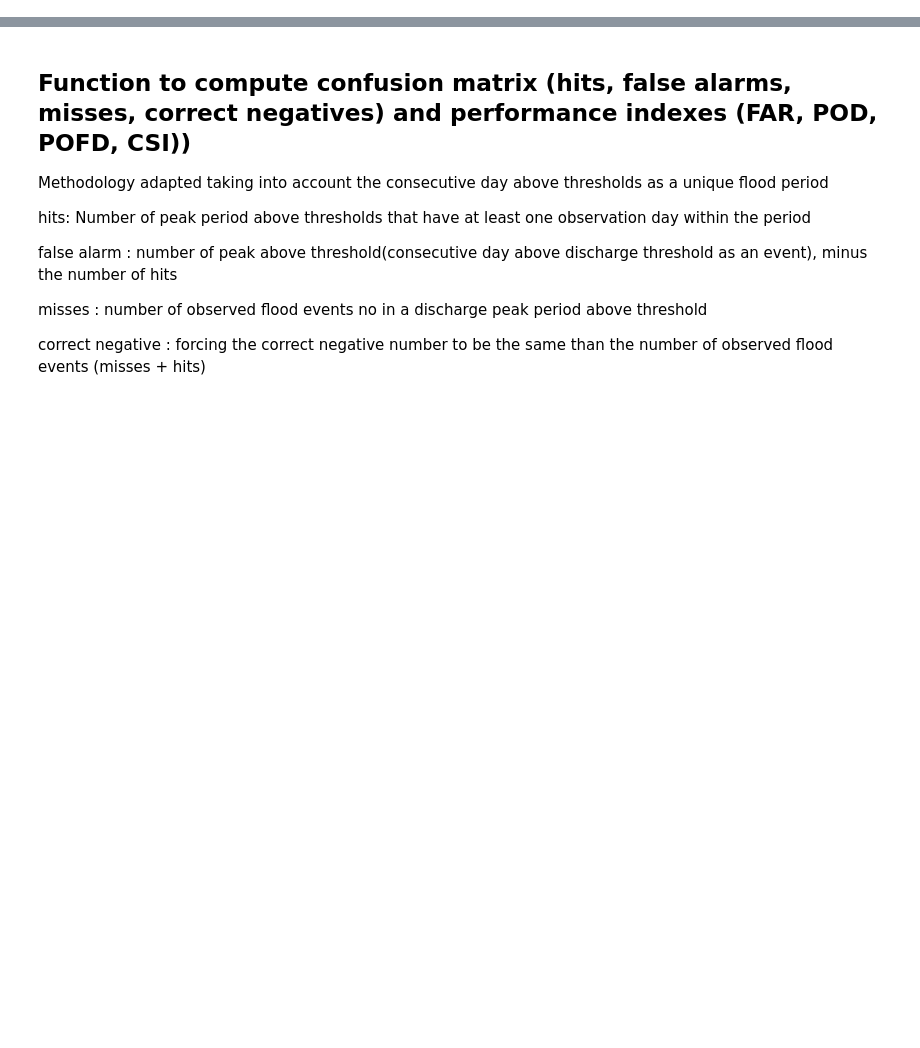
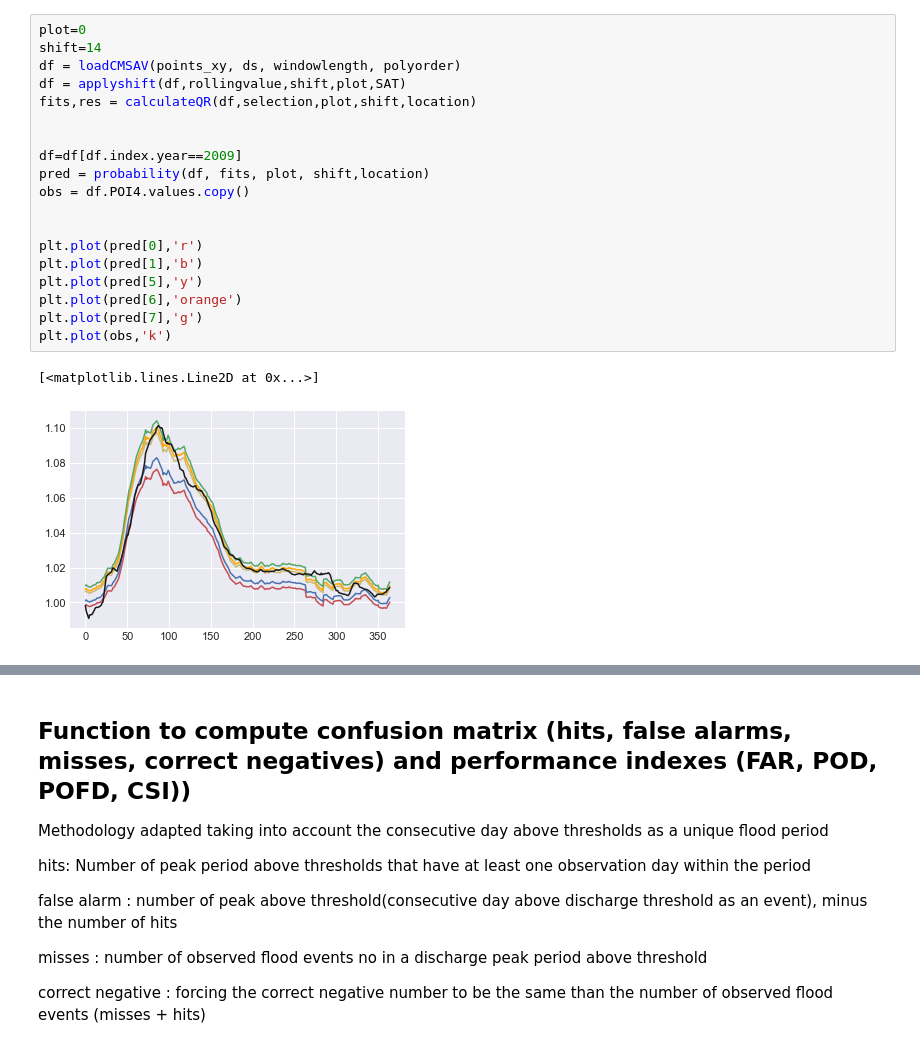
Before and after one commit to orkeunen/TUD, a Jupyter notebook: Model.ipynb, the cells around one changed output, grey strips where cells are left out. Cells and saved outputs as stored; diff of their text form; blank space fills up the shorter version.

```diff
--- a/Model.ipynb
+++ b/Model.ipynb
@@ -552,0 +206,22 @@ plt.savefig((f'/Users/oscarkeunen/Documents/1. TU Delft/1. Msc - Watermanagement
+# %%
+plot=0
+shift=14
+df = loadCMSAV(points_xy, ds, windowlength, polyorder)
+df = applyshift(df,rollingvalue,shift,plot,SAT)
+fits,res = calculateQR(df,selection,plot,shift,location)
+
+
+df=df[df.index.year==2009]
+pred = probability(df, fits, plot, shift,location)
+obs = df.POI4.values.copy()
+
+
+plt.plot(pred[0],'r')
+plt.plot(pred[1],'b')
+plt.plot(pred[5],'y')
+plt.plot(pred[6],'orange')
+plt.plot(pred[7],'g')
+plt.plot(obs,'k')
+# %% [output]
+[<matplotlib.lines.Line2D at 0x...>]
+[figure, added]
```
Also changed, not shown: parts of 59 cells of this notebook, 7 other files.
